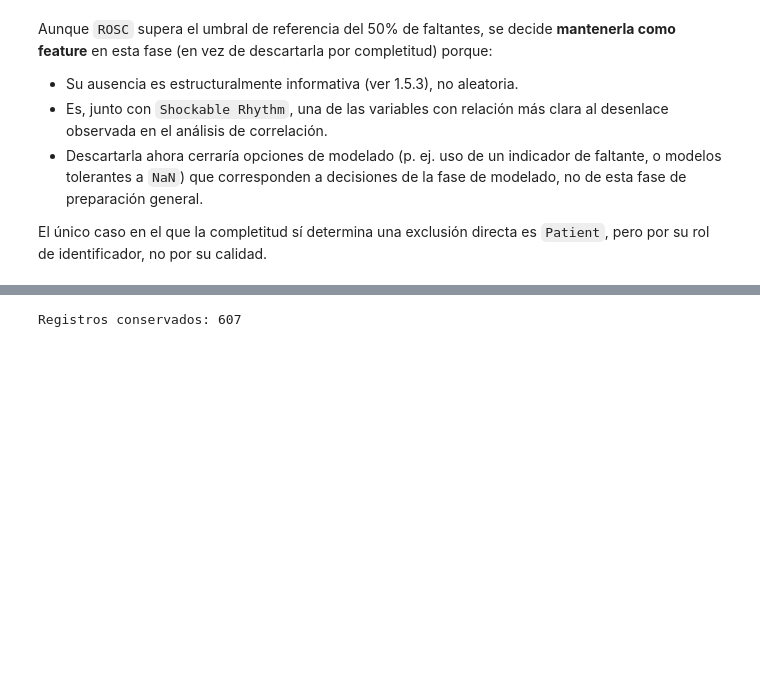
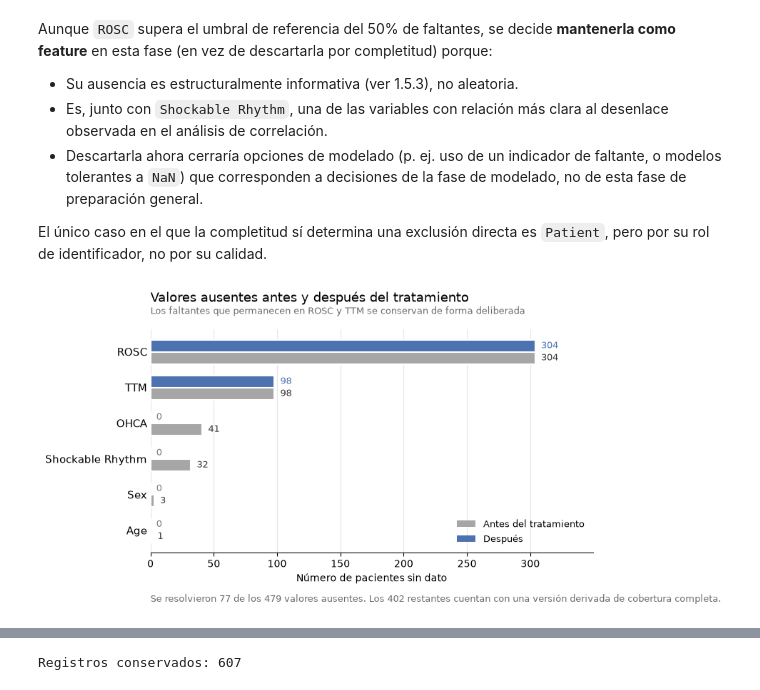
Before and after one commit to AlejandraJaramillo19/mlda-project_, a Jupyter notebook: notebooks/03_data_preparation/03_data_preparation.ipynb, the cells around one changed output, grey strips where cells are left out. Drawn from its saved outputs; the diff is of its cells as text; code cells hidden in the pictures; blank space fills up the shorter version.

```diff
--- a/notebooks/03_data_preparation/03_data_preparation.ipynb
+++ b/notebooks/03_data_preparation/03_data_preparation.ipynb
@@ -2668,3 +2733,75 @@ completitud) porque:
 
 El único caso en el que la completitud sí determina una exclusión directa es
 `Patient`, pero por su rol de identificador, no por su calidad.
+# %%
+from matplotlib.patches import Patch
+
+# ---------------------------------------------------------------------------
+# Corrección: la conversión a tipo booleano transformaba la categoría
+# 'Desconocido' en nulo, deshaciendo la recodificación de la sección 1.1.
+# Se restituyen como categóricas de tres niveles tomando el valor de clinical_df.
+# La corrección definitiva va dentro de standardize_clinical.
+# ---------------------------------------------------------------------------
+for col in ['OHCA', 'Shockable Rhythm']:
+    clinical_std[col] = pd.Categorical(clinical_df[col].astype(str),
+                                       categories=['True', 'False', 'Desconocido'])
+
+# ---------------------------------------------------------------------------
+# Valores ausentes antes y después del tratamiento
+# ---------------------------------------------------------------------------
+FALTANTES_ANTES = {                       # según la salida de la sección 1.1
+    'ROSC': 304, 'TTM': 98, 'OHCA': 41,
+    'Shockable Rhythm': 32, 'Sex': 3, 'Age': 1,
+}
+
+variables = sorted(FALTANTES_ANTES, key=FALTANTES_ANTES.get)
+antes   = [FALTANTES_ANTES[v] for v in variables]
+despues = [int(clinical_std[v].isna().sum()) for v in variables]
+
+fig, ax = plt.subplots(figsize=(9, 4.8))
+y = np.arange(len(variables))
+h = 0.34
+
+ax.barh(y - h/2, antes,   h, color='#A6A6A6', edgecolor='white', linewidth=1.5)
+ax.barh(y + h/2, despues, h, color='#4C72B0', edgecolor='white', linewidth=1.5)
+
+tope = max(antes)
+for i, (a, d) in enumerate(zip(antes, despues)):
+    ax.text(a + tope*0.015, i - h/2, str(a), va='center', fontsize=9.5, color='#333333')
+    ax.text(d + tope*0.015, i + h/2, str(d), va='center', fontsize=9.5,
+            color='#4C72B0' if d > 0 else '#7a7a7a')
+
+ax.set_yticks(y)
+ax.set_yticklabels(variables, fontsize=10.5)
+ax.set_xlabel('Número de pacientes sin dato')
+ax.set_xlim(0, tope * 1.15)
+ax.xaxis.grid(True, color='#e6e6e6', linewidth=0.8)
+ax.set_axisbelow(True)
+ax.tick_params(axis='y', length=0)
+for lado in ('top', 'right', 'left'):
+    ax.spines[lado].set_visible(False)
+
+ax.set_title('Valores ausentes antes y después del tratamiento',
+             fontsize=13, loc='left', pad=28)
+ax.text(0, 1.07,
+        'Los faltantes que permanecen en ROSC y TTM se conservan de forma deliberada',
+        transform=ax.transAxes, fontsize=9.5, color='#6b6b6b')
+
+ax.legend(handles=[
+    Patch(facecolor='#A6A6A6', label='Antes del tratamiento'),
+    Patch(facecolor='#4C72B0', label='Después'),
+], frameon=False, fontsize=9.5, loc='lower right')
+
+resueltos = sum(antes) - sum(despues)
+ax.text(0, -0.22,
+        f'Se resolvieron {resueltos} de los {sum(antes)} valores ausentes. '
+        f'Los {sum(despues)} restantes cuentan con una versión derivada de cobertura completa.',
+        transform=ax.transAxes, fontsize=9, color='#6b6b6b')
+
+plt.tight_layout()
+plt.show()
+
+assert clinical_std['OHCA'].isna().sum() == 0, "OHCA conserva nulos: revise standardize_clinical"
+assert clinical_std['Shockable Rhythm'].isna().sum() == 0, "Shockable Rhythm conserva nulos"
+# %% [output]
+[figure, added]
```
Also changed, not shown: parts of 32 cells of this notebook.
